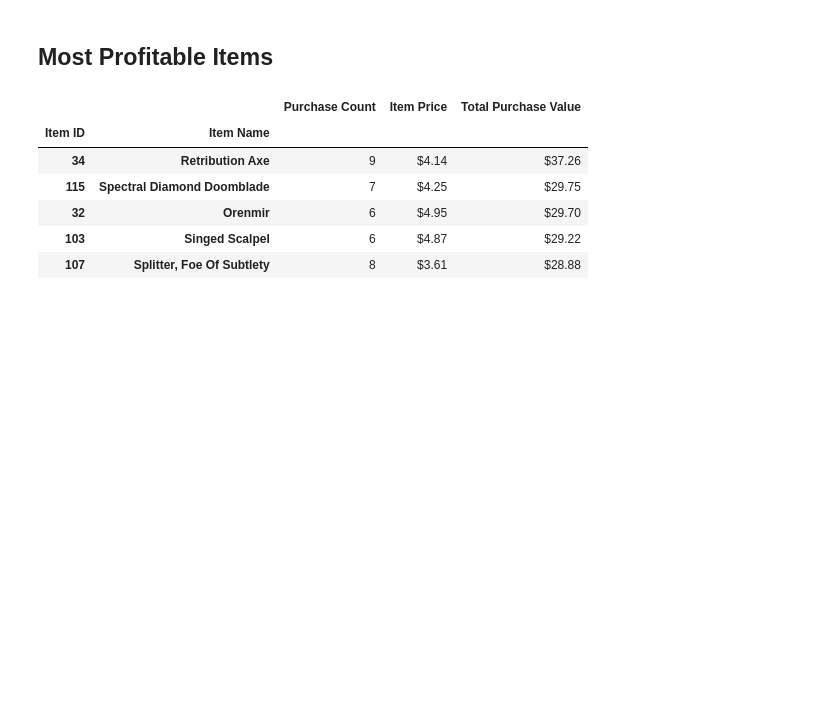
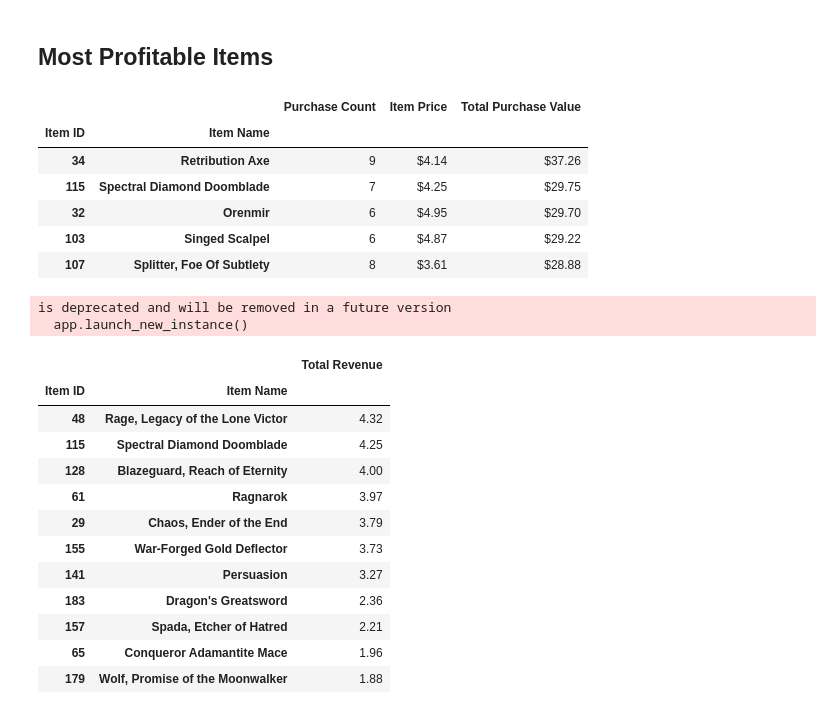
Before and after one commit to Vonnegood/UTDATACAMP, a Jupyter notebook: Pandas/Heroes Of Pymoli.ipynb, the cells around one changed output. Cells and saved outputs as stored; diff of their text form; code cells hidden in the pictures; blank space fills up the shorter version.

```diff
--- a/Pandas/Heroes Of Pymoli.ipynb
+++ b/Pandas/Heroes Of Pymoli.ipynb
@@ -219,3 +219,24 @@ profit_items.head(5)
 | 32 | Orenmir | 6 | $4.95 | $29.70 |
 | 103 | Singed Scalpel | 6 | $4.87 | $29.22 |
 | 107 | Splitter, Foe Of Subtlety | 8 | $3.61 | $28.88 |
+# %%
+# Just some fun to see what brought the Other / non-disclosed avg purchase price up
+Other = Original[Original["Gender"] =="Other / Non-Disclosed"]
+Other_items = Other.groupby(["Item ID","Item Name"])["Price"].agg({"Total Revenue": sum})
+Other_items.sort_values(by="Total Revenue", ascending=False)
+# %% [output]
+is deprecated and will be removed in a future version
+  app.launch_new_instance()
+|  |  | Total Revenue |
+| Item ID | Item Name |  |
+| 48 | Rage, Legacy of the Lone Victor | 4.32 |
+| 115 | Spectral Diamond Doomblade | 4.25 |
+| 128 | Blazeguard, Reach of Eternity | 4.00 |
+| 61 | Ragnarok | 3.97 |
+| 29 | Chaos, Ender of the End | 3.79 |
+| 155 | War-Forged Gold Deflector | 3.73 |
+| 141 | Persuasion | 3.27 |
+| 183 | Dragon's Greatsword | 2.36 |
+| 157 | Spada, Etcher of Hatred | 2.21 |
+| 65 | Conqueror Adamantite Mace | 1.96 |
+| 179 | Wolf, Promise of the Moonwalker | 1.88 |
```
Also changed, not shown: parts of 1 cell of this notebook, 2 other files.
